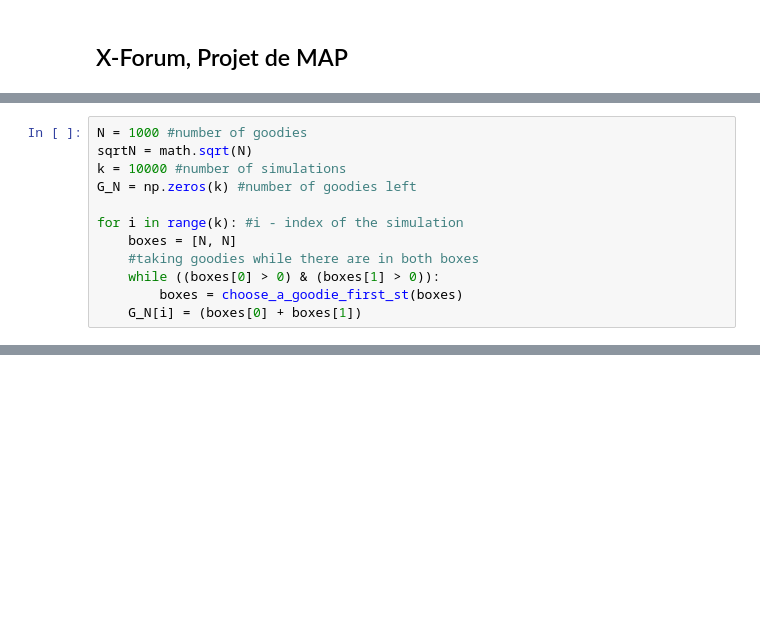
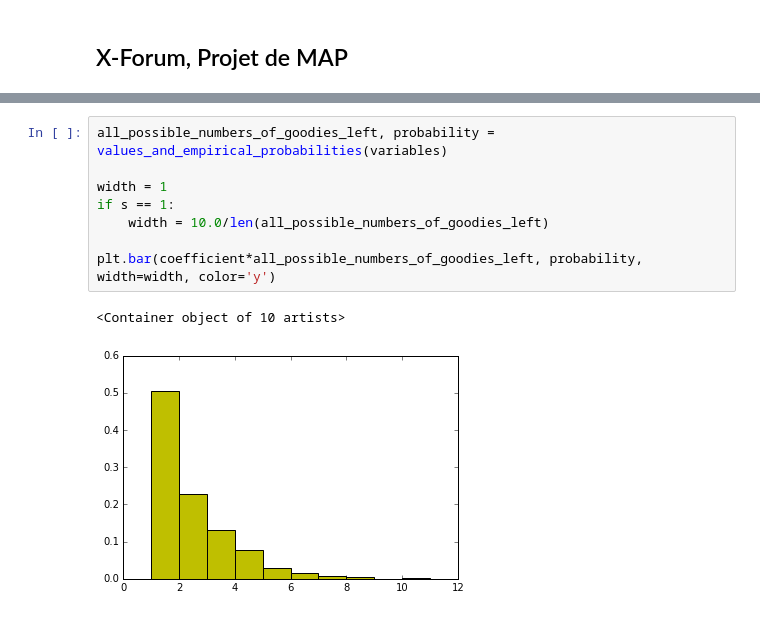
Before and after one commit to ZiggerZZ/MapProjetXForum, a Jupyter notebook: MAP Projet.ipynb, the cells around one changed output, grey strips where cells are left out. Saved outputs shown, nothing was run; the diff lists cells and outputs as text; blank space fills up the shorter version.

```diff
--- a/MAP Projet.ipynb
+++ b/MAP Projet.ipynb
@@ -22,12 +12,0 @@ We choose N, simulate A_N k times.
-# %%
-N = 1000 #number of goodies
-sqrtN = math.sqrt(N)
-k = 10000 #number of simulations
-G_N = np.zeros(k) #number of goodies left
-
-for i in range(k): #i - index of the simulation
-    boxes = [N, N]
-    #taking goodies while there are in both boxes
-    while ((boxes[0] > 0) & (boxes[1] > 0)):
-        boxes = choose_a_goodie_first_st(boxes)
-    G_N[i] = (boxes[0] + boxes[1])
@@ -65 +94,12 @@ A_N_possibles[0]
+# %%
+all_possible_numbers_of_goodies_left, probability = values_and_empirical_probabilities(variables)
+
+width = 1
+if s == 1:
+    width = 10.0/len(all_possible_numbers_of_goodies_left)
+
+plt.bar(coefficient*all_possible_numbers_of_goodies_left, probability, width=width, color='y')
+# %% [output]
+<Container object of 10 artists>
+[figure, added]
 # %%
```
Also changed, not shown: parts of 26 cells of this notebook.
